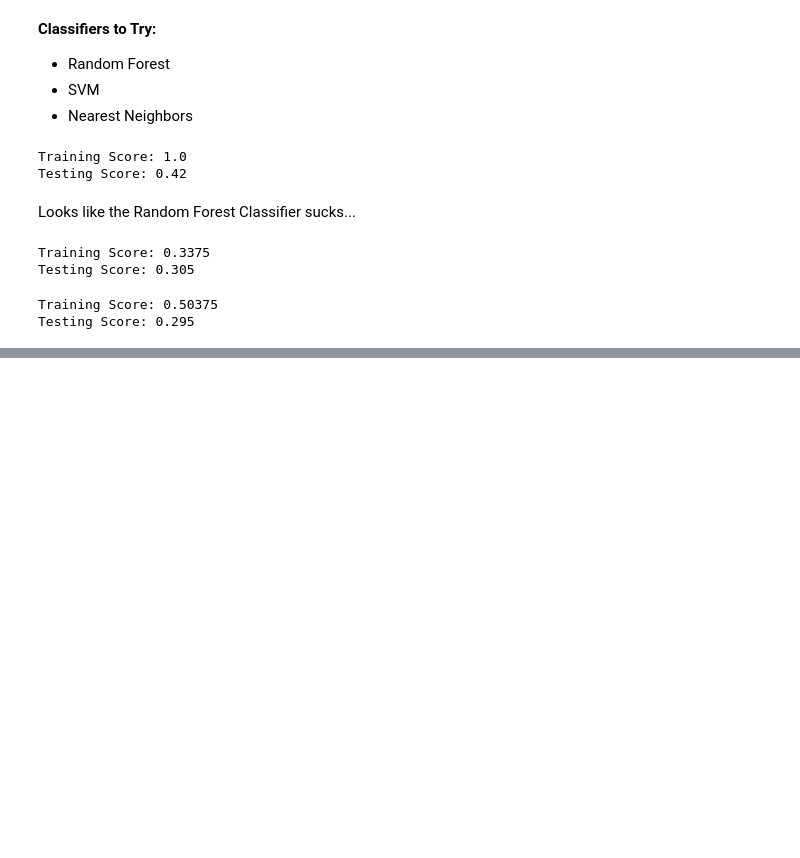
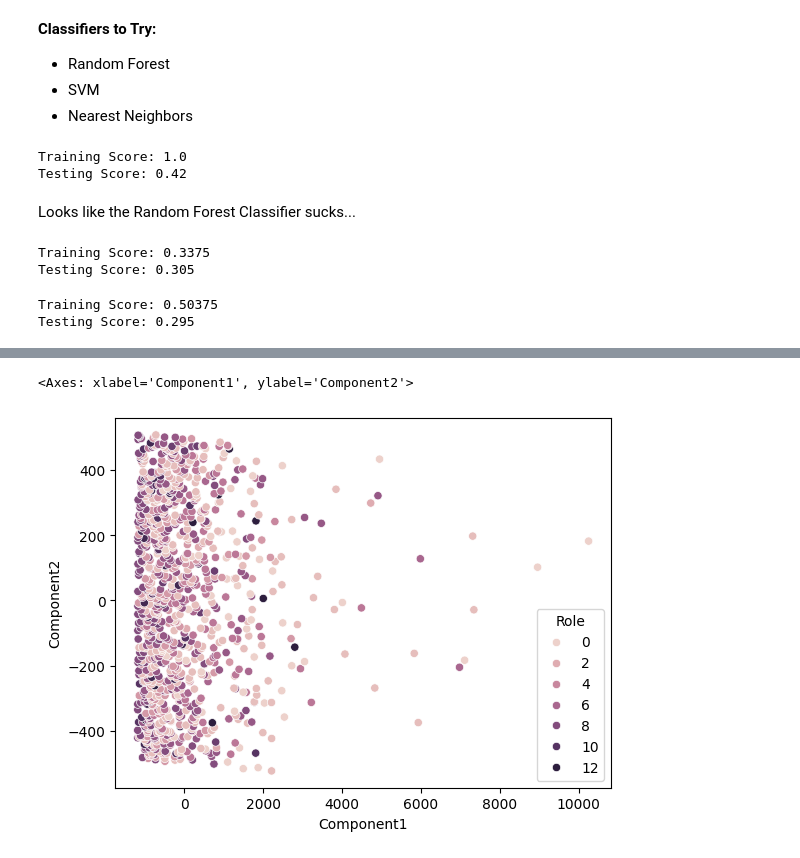
Before and after one commit to edenevans111/Stylometric-Writing-Analysis, a Jupyter notebook: testing_models.ipynb, the cells around one changed output, grey strips where cells are left out. Drawn from its saved outputs; the diff is of its cells as text; code cells hidden in the pictures; blank space fills up the shorter version.

```diff
--- a/testing_models.ipynb
+++ b/testing_models.ipynb
@@ -58,0 +76,10 @@ Testing Score: 0.295
+# %%
+pca = PCA(n_components=2)
+X_pca = pca.fit_transform(X)
+df_pca = pd.DataFrame(data=X_pca, columns=['Component1', 'Component2'])
+df_pca['Role'] = y
+
+sns.scatterplot(data=df_pca, x='Component1', y='Component2', hue = 'Role')
+# %% [output]
+<Axes: xlabel='Component1', ylabel='Component2'>
+[figure, added]
```
Also changed, not shown: parts of 3 cells of this notebook.
